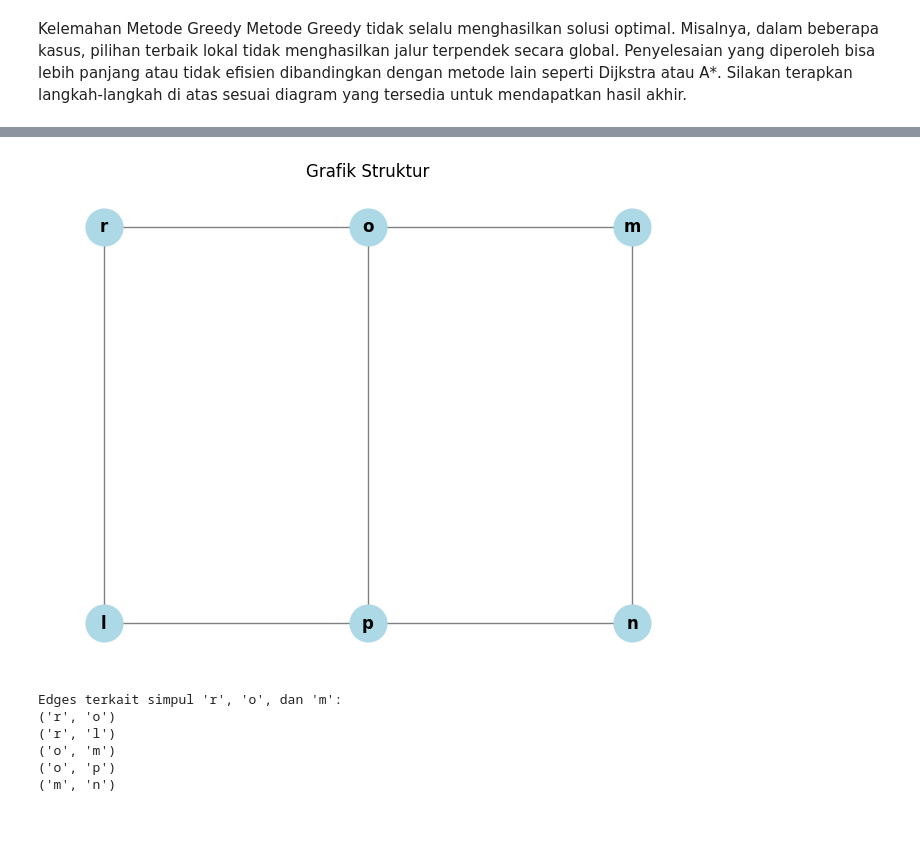
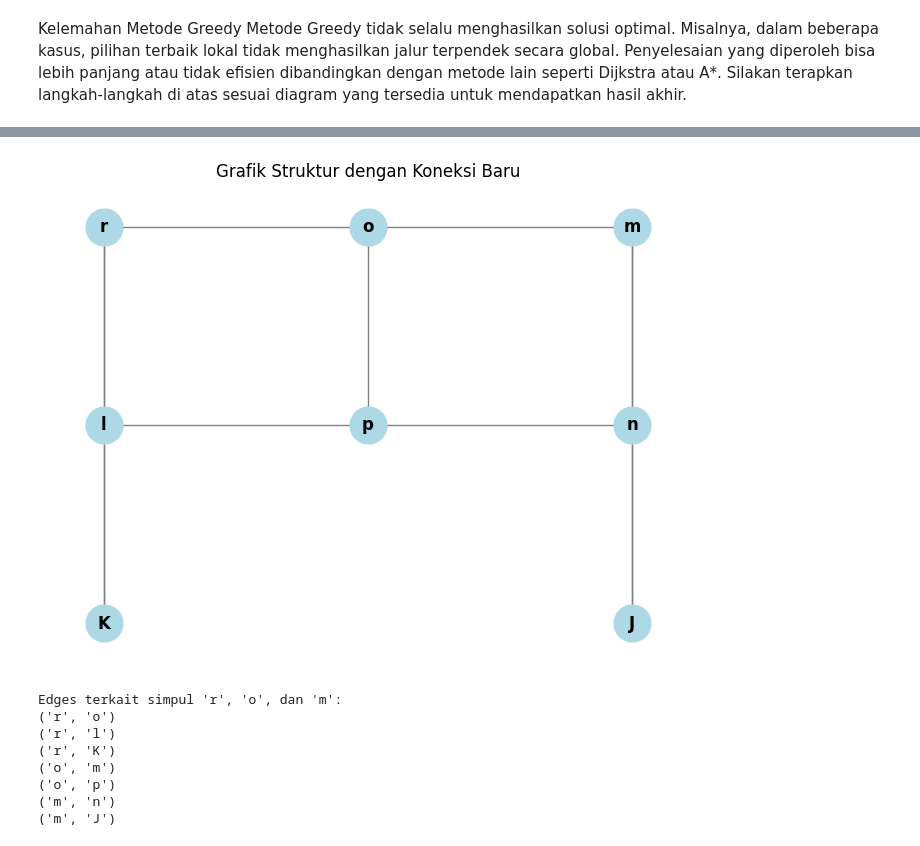
Before and after one commit to fayyadh678/TUGAS-DAA, a Jupyter notebook: Fayyadh_DAA_Pertemuan_11.ipynb, the cells around one changed output, grey strips where cells are left out. Drawn from its saved outputs; the diff is of its cells as text; code cells hidden in the pictures.

```diff
--- a/Fayyadh_DAA_Pertemuan_11.ipynb
+++ b/Fayyadh_DAA_Pertemuan_11.ipynb
@@ -130,15 +130,17 @@ G = nx.Graph()
 nodes = ['T', 'U', 'V', 'W', 'X', 'Z', 'S']
 G.add_nodes_from(nodes)
 
-# Menambahkan tepi (edges) sesuai dengan struktur yang diperbarui
+# Menambahkan tepi (edges) termasuk T ke Z dan V ke S
 edges = [
     ('T', 'U'),
     ('U', 'V'),
-    ('T', 'W'),  # Koneksi baru antara T dan W
+    ('T', 'W'),
     ('W', 'X'),
     ('X', 'S'),
     ('W', 'Z'),
-    ('V', 'X')  # Koneksi antara V dan X
+    ('V', 'X'),
+    ('T', 'Z'),  # Koneksi baru antara T dan Z
+    ('V', 'S')   # Koneksi baru antara V dan S
 ]
 
 G.add_edges_from(edges)
@@ -150,10 +152,10 @@ pos = {
     'Z': (0, 0), 'S': (1, 0)
 }
 nx.draw(G, pos, with_labels=True, node_size=700, node_color='lightblue', font_size=12, font_weight='bold', edge_color='gray')
-plt.title("Grafik Struktur dengan Koneksi T dan W")
+plt.title("Grafik Struktur dengan Koneksi Baru")
 plt.show()
 
-# Menampilkan edge yang terkait dengan simpul T, U, V
+# Menampilkan edge yang terkait dengan simpul T, U, dan V
 print("Edges terkait simpul T, U, dan V:")
 for edge in G.edges(['T', 'U', 'V']):
     print(edge)
@@ -169,44 +173,52 @@ import networkx as nx
 import matplotlib.pyplot as plt
 
 # Membuat grafik
 G = nx.Graph()
 
-# Menambahkan simpul
-nodes = ['r', 'o', 'm', 'l', 'p', 'n']
+# Menambahkan simpul, sekarang termasuk K dan J
+nodes = ['r', 'o', 'm', 'l', 'p', 'n', 'K', 'J']
 G.add_nodes_from(nodes)
 
-# Menambahkan tepi (edges) sesuai dengan struktur
+# Menambahkan tepi (edges) sesuai dengan struktur yang diperbarui
 edges = [
     ('r', 'o'),
     ('o', 'm'),
     ('r', 'l'),
     ('o', 'p'),
     ('m', 'n'),
     ('l', 'p'),
-    ('p', 'n')
+    ('p', 'n'),
+    ('l', 'K'),  # Menambahkan K yang terhubung ke L
+    ('n', 'J'),  # Menambahkan J yang terhubung ke N
+    ('r', 'K'),  # Menambahkan K yang terhubung ke R
+    ('m', 'J')   # Menambahkan J yang terhubung ke M
 ]
 
 G.add_edges_from(edges)
 
 # Menggambar grafik
 pos = {
     'r': (0, 2), 'o': (1, 2), 'm': (2, 2),
-    'l': (0, 1), 'p': (1, 1), 'n': (2, 1)
+    'l': (0, 1), 'p': (1, 1), 'n': (2, 1),
+    'K': (0, 0), 'J': (2, 0)
 }
-nx.draw(G, pos, with_labels=True, node_size=700, node_color='lightblue', font_size=12, font_weight='bold', edge_color='gray')
-plt.title("Grafik Struktur")
+nx.draw(G, pos, with_labels=True, node_size=700, node_color='lightblue',
+        font_size=12, font_weight='bold', edge_color='gray')
+plt.title("Grafik Struktur dengan Koneksi Baru")
 plt.show()
 
 # Menampilkan edge yang terkait dengan simpul 'r', 'o', dan 'm'
 print("Edges terkait simpul 'r', 'o', dan 'm':")
 nodes_of_interest = ['r', 'o', 'm']
 for edge in G.edges(nodes_of_interest):
     print(edge)
 # %% [output]
-[figure, old version]
+[figure, new version]
 Edges terkait simpul 'r', 'o', dan 'm':
 ('r', 'o')
 ('r', 'l')
+('r', 'K')
 ('o', 'm')
 ('o', 'p')
 ('m', 'n')
+('m', 'J')
```
Also changed, not shown: parts of 1 cell of this notebook.
